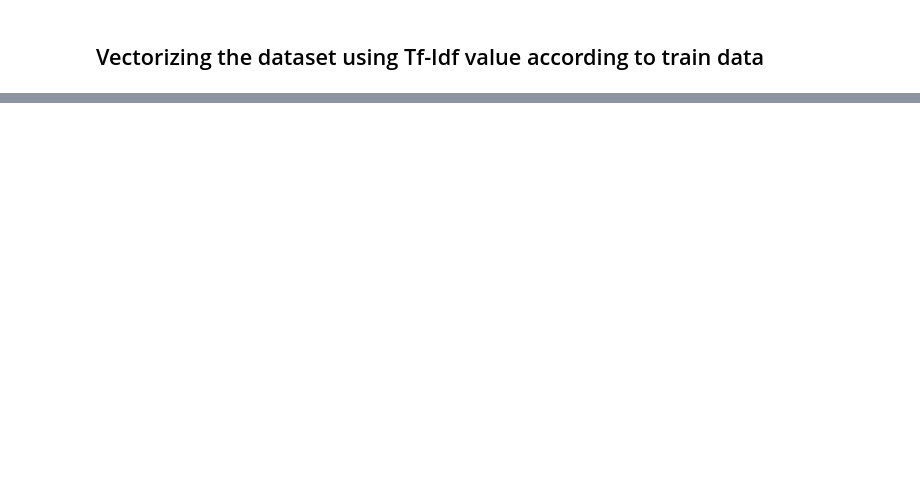
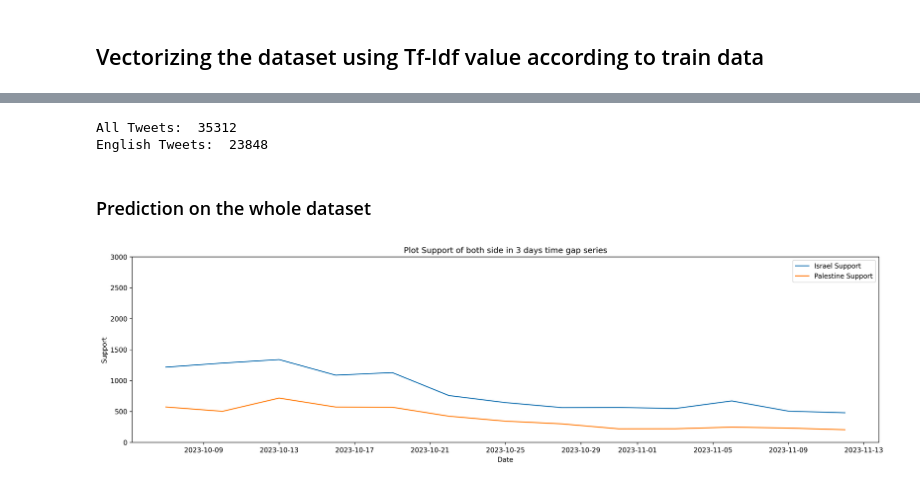
Before and after one commit to sghosal000/Sentiment_Analysis_Twitter, a Jupyter notebook: Notebook/sentiment_analysis.ipynb, the cells around one changed output, grey strips where cells are left out. Drawn from its saved outputs; the diff is of its cells as text; code cells hidden in the pictures; blank space fills up the shorter version.

```diff
--- a/Notebook/sentiment_analysis.ipynb
+++ b/Notebook/sentiment_analysis.ipynb
@@ -253,0 +584,4 @@ Hello there that is great www.ddg.com abc.com
+# %%
+# creating new dataframe of english language only
+twts_processed = process_twts(df_sorted["tweet"])
+df_eng = df_sorted[twts_processed.apply(only_english)]
@@ -253,0 +622,47 @@ Hello there that is great www.ddg.com abc.com
+# %%
+print("All Tweets: ", len(twts_processed), "\nEnglish Tweets: ", len(df_eng))
+# %% [output]
+All Tweets:  35312
+English Tweets:  23848
+# %% [markdown]
+### Prediction on the whole dataset
+# %%
+start_date = pd.to_datetime("2023-10-07")  # Adjust as needed
+interval_length = 3
+
+# initializing israel and palestine support array
+israel_support = []
+palestine_support = []
+date_interval = []
+
+while start_date <= df_eng['date'].max():
+    end_date = start_date + pd.DateOffset(days=interval_length - 1)
+
+    # Select rows within the current interval
+    df_interval = df_eng[(df_eng['date'] >= start_date) & (df_eng['date'] <= end_date)]
+    twts = df_interval["tweet"]
+    # print(df_interval)
+
+    preds = predict_sentences(svmModel, twts)
+    label, cnt = np.unique(preds, return_counts=True)
+
+    israel_support.append(cnt[0])
+    palestine_support.append(cnt[1])
+    date_interval.append(start_date)
+
+    # Move the start date to the next interval
+    start_date += pd.DateOffset(days=interval_length)
+# %%
+plt.figure(figsize=(20, 5), dpi=300)
+plt.plot(date_interval, israel_support, label="Israel Support")
+plt.plot(date_interval, palestine_support, label="Palestine Support")
+
+plt.xlabel('Date')
+plt.ylabel('Support')
+plt.title(f'Plot Support of both side in {interval_length} days time gap series')
+plt.legend()
+plt.ylim(0, 3000)
+
+plt.show()
+# %% [output]
+[figure, added]
```
Also changed, not shown: parts of 74 cells of this notebook, 4 other files.
